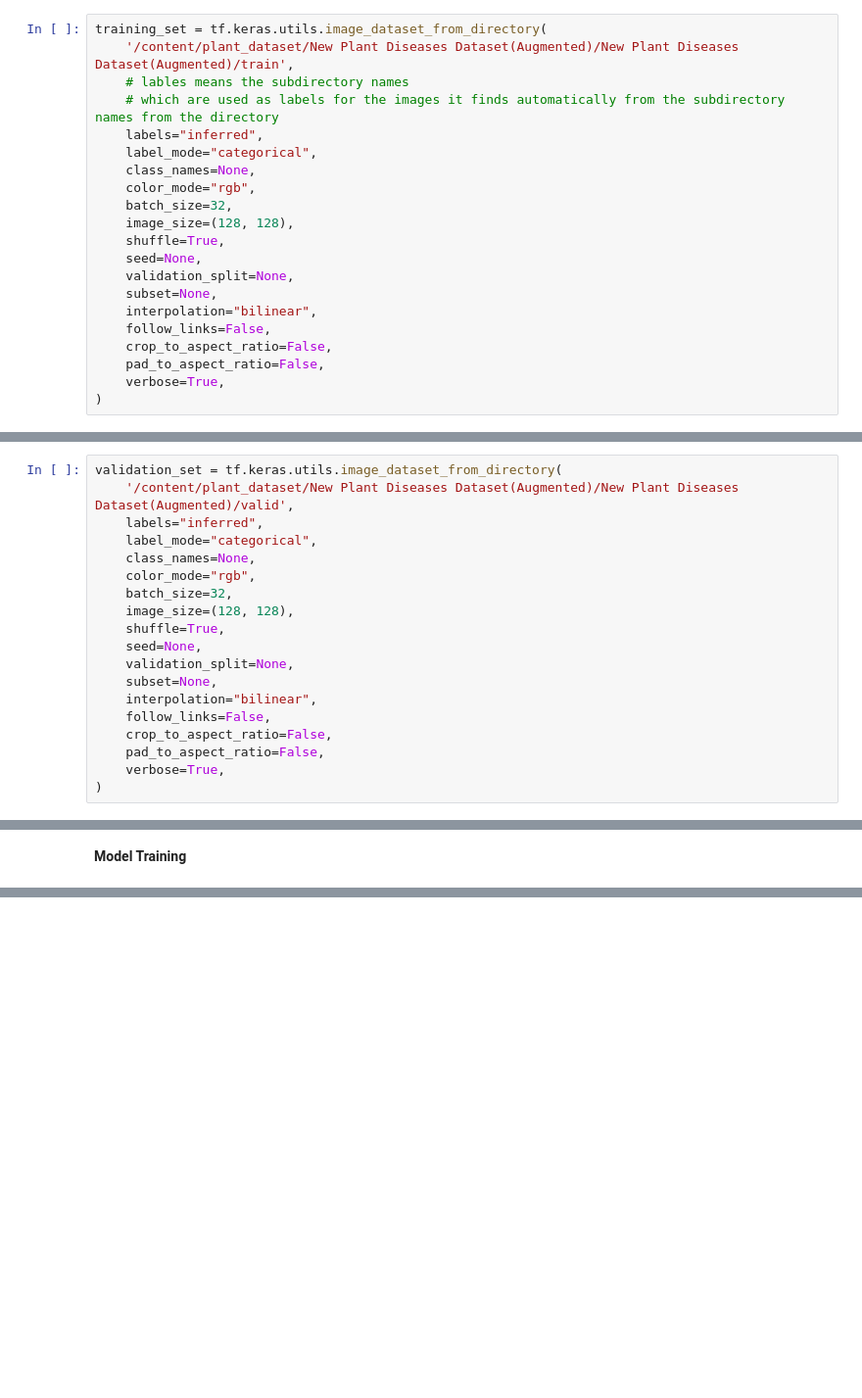
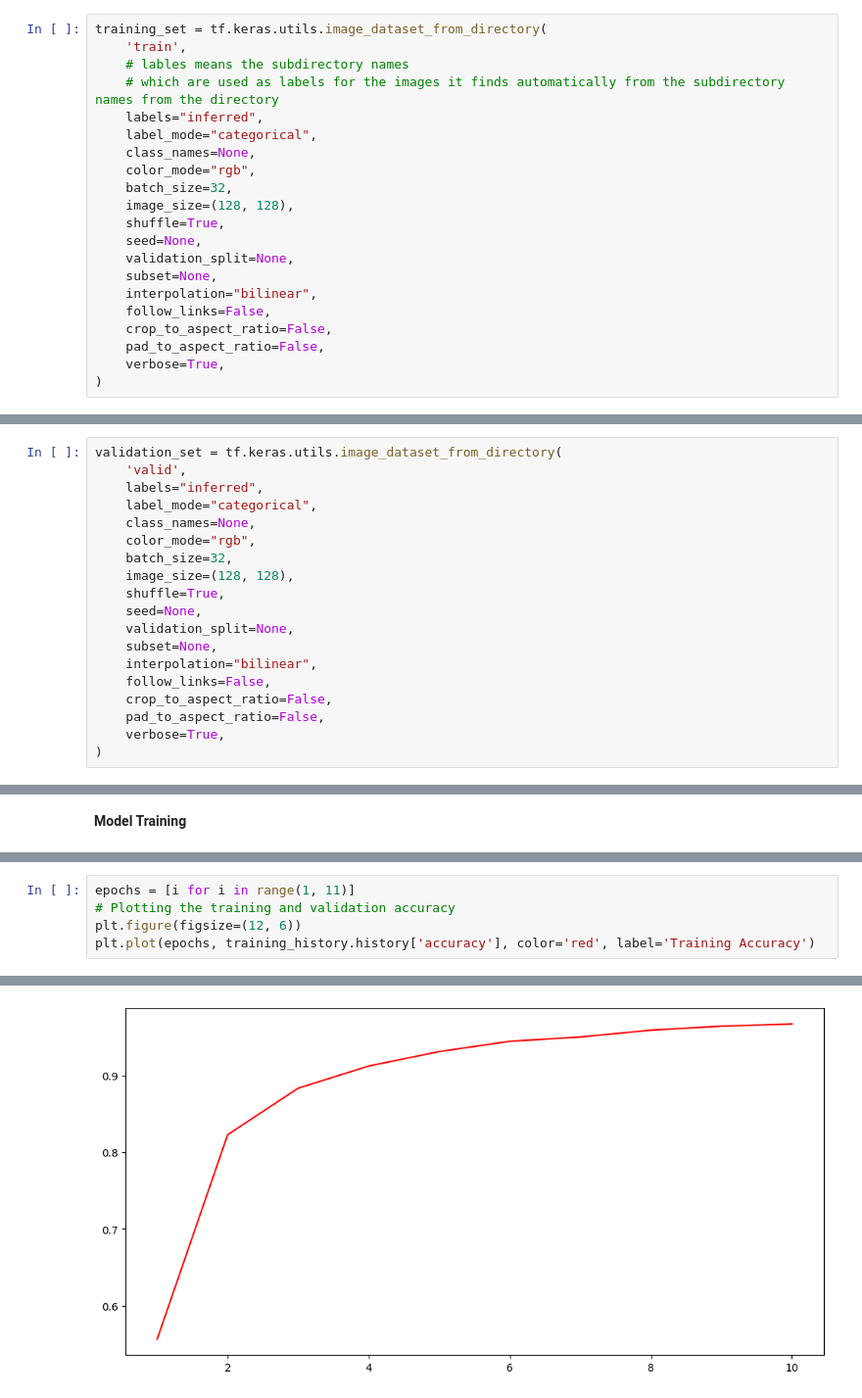
Before and after one commit to vemuladevendran/Plant_Disease_Detection, a Jupyter notebook: training_model.ipynb, the cells around one changed output, grey strips where cells are left out. Shown: that part at 98% size. Saved outputs shown, nothing was run; the diff lists cells and outputs as text; blank space fills up the shorter version.

```diff
--- a/training_model.ipynb
+++ b/training_model.ipynb
@@ -53,7 +55,7 @@ FileNotFoundError: [Errno 2] No such file or directory: 'new-plant-diseases-data
 Training image preprocessing
 # %%
 training_set = tf.keras.utils.image_dataset_from_directory(
-    '/content/plant_dataset/New Plant Diseases Dataset(Augmented)/New Plant Diseases Dataset(Augmented)/train',
+    'train',
     # lables means the subdirectory names
     # which are used as labels for the images it finds automatically from the subdirectory names from the directory
     labels="inferred",
@@ -78,7 +86,7 @@ Found 70295 files belonging to 38 classes.
 #### Validation image preprocessing
 # %%
 validation_set = tf.keras.utils.image_dataset_from_directory(
-    '/content/plant_dataset/New Plant Diseases Dataset(Augmented)/New Plant Diseases Dataset(Augmented)/valid',
+    'valid',
     labels="inferred",
     label_mode="categorical",
     class_names=None,
@@ -225,0 +307,6 @@ NameError: name 'model' is not defined
+# %%
+epochs = [i for i in range(1, 11)]
+# Plotting the training and validation accuracy
+plt.figure(figsize=(12, 6))
+plt.plot(epochs, training_history.history['accuracy'], color='red', label='Training Accuracy')
+# %% [output]
@@ -225,0 +314 @@ NameError: name 'model' is not defined
+[figure, added]
```
Also changed, not shown: parts of 35 cells of this notebook, 6 other files.
